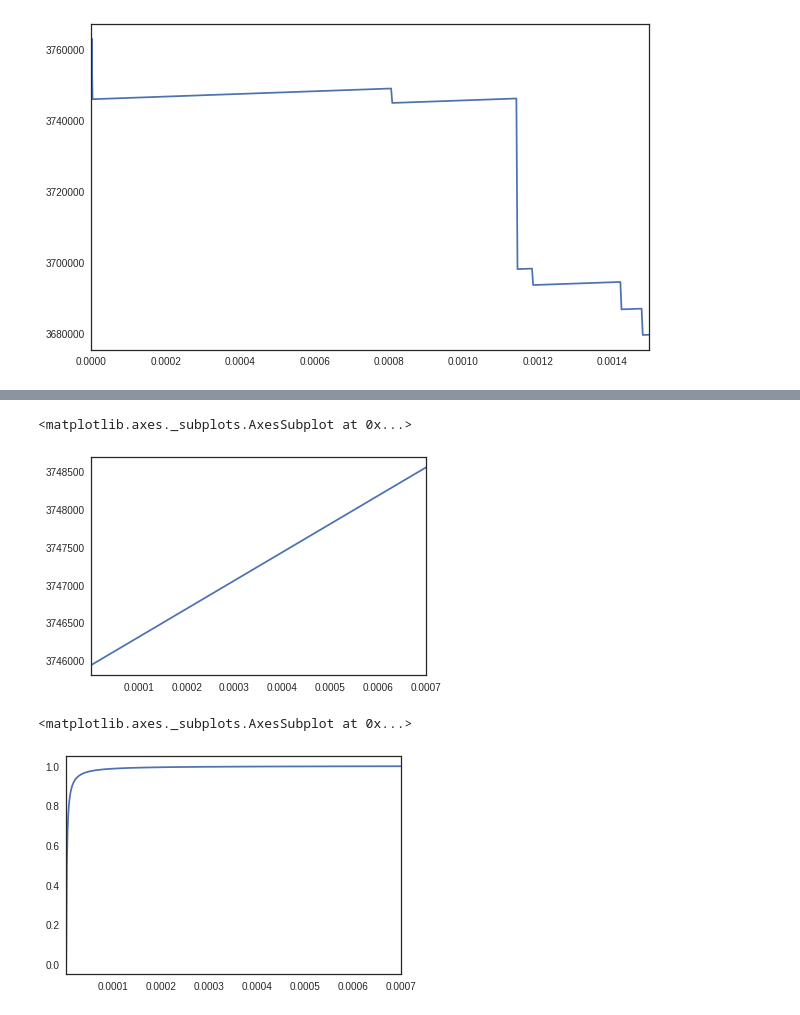
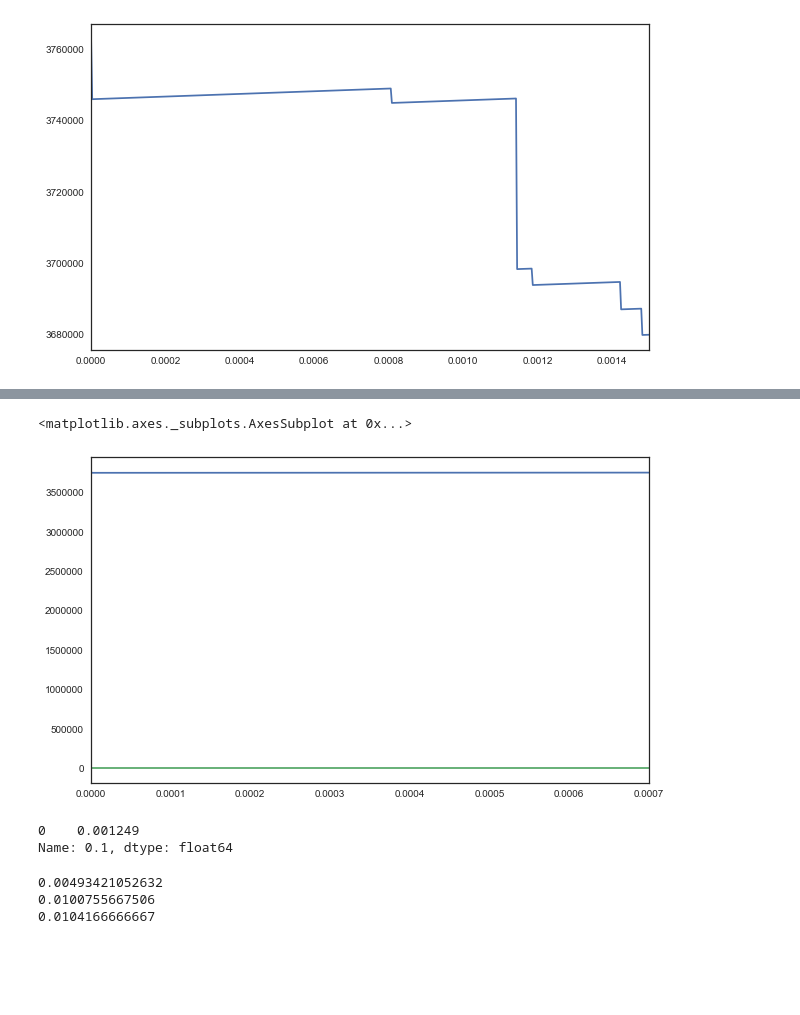
Before and after one commit to sylvaingchassang/missing_bids, a Jupyter notebook: example_tsuchiura.ipynb, the cells around one changed output, grey strips where cells are left out. Saved outputs shown, nothing was run; the diff lists cells and outputs as text; code cells hidden in the pictures; blank space fills up the shorter version.

```diff
--- a/example_tsuchiura.ipynb
+++ b/example_tsuchiura.ipynb
@@ -61,6 +54,0 @@ r.plot(figsize=(10,6))
-# %%
-r = r[r.index>0]
-r.plot()
-# %% [output]
-<matplotlib.axes._subplots.AxesSubplot at 0x...>
-[figure, removed]
@@ -69,5 +55,29 @@ e = (r - r.iloc[0])/(r.iloc[0] * r.index)
-# %%
-e.plot()
-# %% [output]
-<matplotlib.axes._subplots.AxesSubplot at 0x...>
-[figure, removed]
+# %%
+r = tsuchiura_data.get_counterfactual_demand(.0007,.0).revenue
+
+r.plot(figsize=(10,6))
+
+r = r[r.index>0]
+r = r.sort_index()
+r.index[100]
+
+e = (r - r.iloc[0])/(r.iloc[0] * r.index )
+e.plot()
+# %% [output]
+<matplotlib.axes._subplots.AxesSubplot at 0x...>
+[figure, added]
+# %%
+tsuchiura_data.get_bid_gaps().quantile(.1)
+# %% [output]
+0    0.001249
+Name: 0.1, dtype: float64
+# %%
+print np.mean(tsuchiura_data.df_bids.most_competitive == tsuchiura_data.df_bids.norm_bid)
+
+print np.mean(tsuchiura_data.df_auctions.lowest == tsuchiura_data.df_auctions.second_lowest)
+
+print np.mean(tsuchiura_data.df_bids.tied_winner)
+# %% [output]
+0.00493421052632
+0.0100755667506
+0.0104166666667
```
Also changed, not shown: parts of 9 cells of this notebook, 4 other files.
